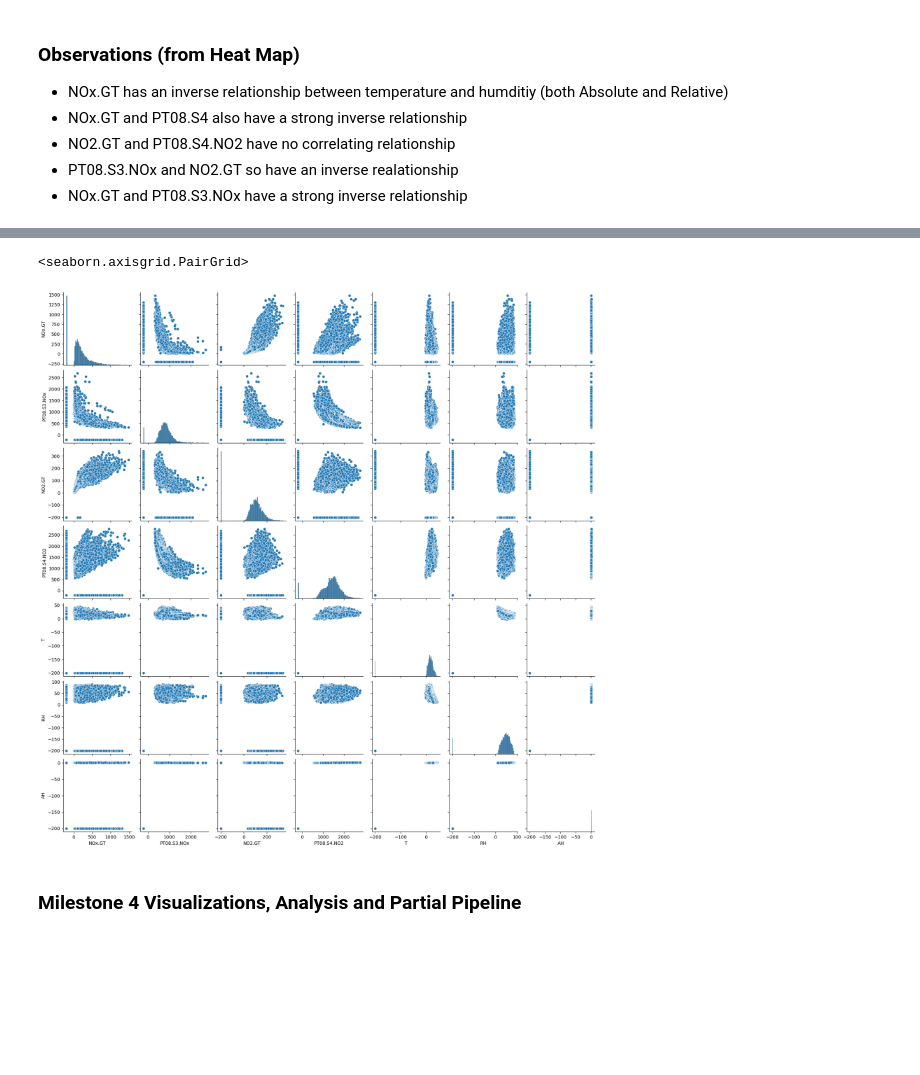
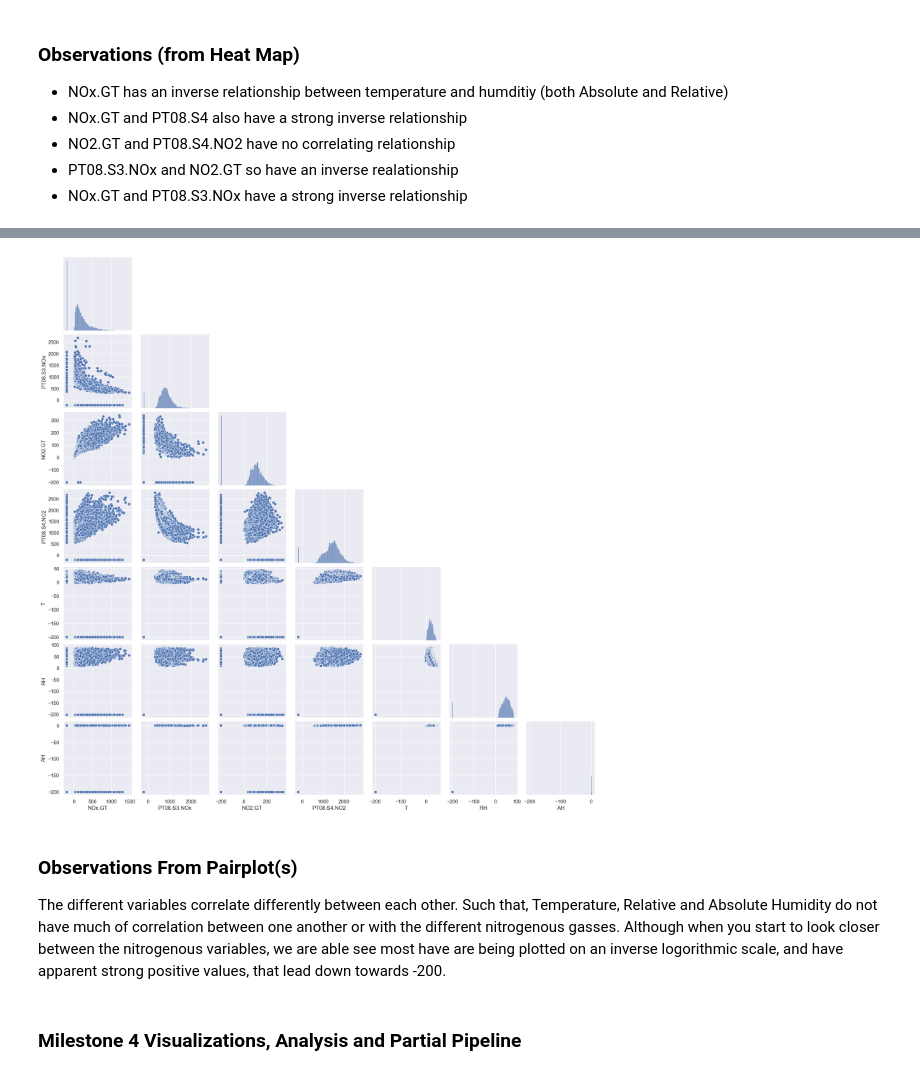
Before and after one commit to ubco-W2022T2-data301/project-group-group59, a Jupyter notebook: analysis/analysis2.ipynb, the cells around one changed output, grey strips where cells are left out. Saved outputs shown, nothing was run; the diff lists cells and outputs as text; code cells hidden in the pictures; blank space fills up the shorter version.

```diff
--- a/analysis/analysis2.ipynb
+++ b/analysis/analysis2.ipynb
@@ -265,8 +268,14 @@ heatmap.set(title='Heatmap of Nitrogenous parameters')
-# %%
-sns.pairplot(df_bri_1_cleaned)
-# %% [output]
-<seaborn.axisgrid.PairGrid>
-[figure, removed]
+# %%
+pairplot = sns.pairplot(df_bri_1_cleaned,
+corner = True,
+kind = "scatter")
+pairplot.set_axis_title=('Plot of Nitrogenous parameters')
+# %% [output]
+[figure, added]
+# %% [markdown]
+### Observations From Pairplot(s)
+
+The different variables correlate differently between each other. Such that, Temperature, Relative and Absolute Humidity do not have much of correlation between one another or with the different nitrogenous gasses. Although when you start to look closer between the nitrogenous variables, we are able see most have are being plotted on an inverse logorithmic scale, and have apparent strong positive values, that lead down towards -200.
 # %% [markdown]
 ### Milestone 4 Visualizations, Analysis and Partial Pipeline
 # %% [markdown]
```
Also changed, not shown: parts of 30 cells of this notebook, 1 other file.
